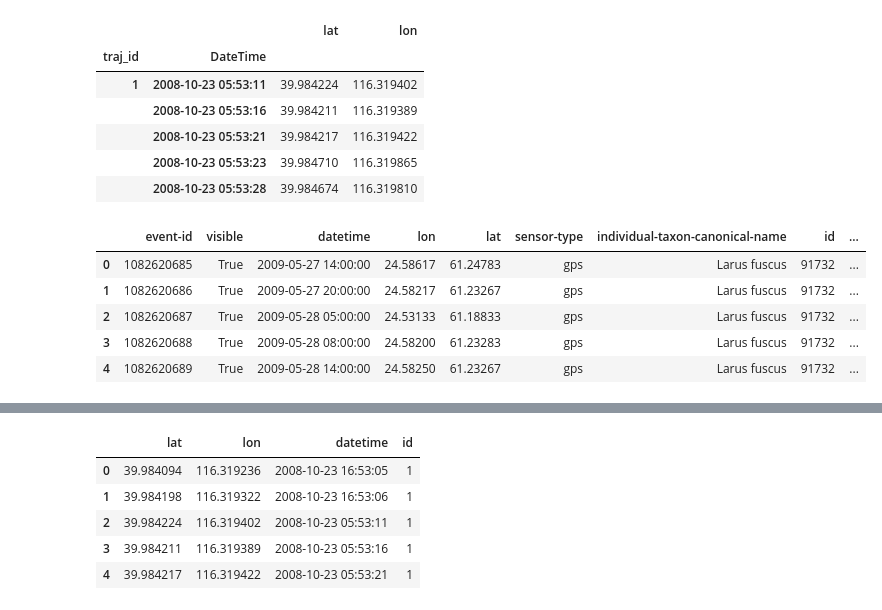
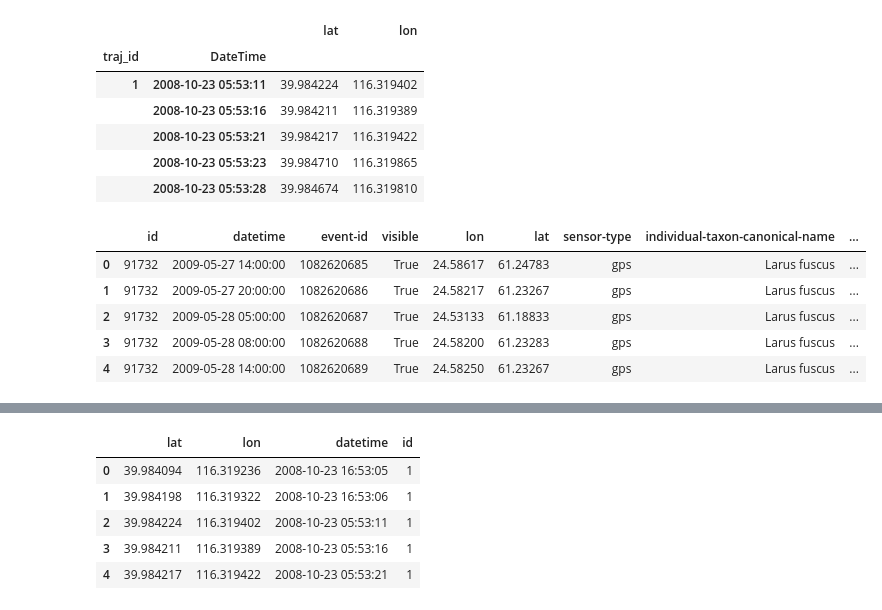
Before and after one commit to YakshHaranwala/PTRAIL, a Jupyter notebook: examples/Jupyter Notebooks/7. Comparisons.ipynb, the cells around one changed output, grey strips where cells are left out. Saved outputs shown, nothing was run; the diff lists cells and outputs as text; code cells hidden in the pictures.

```diff
--- a/examples/Jupyter Notebooks/7. Comparisons.ipynb
+++ b/examples/Jupyter Notebooks/7. Comparisons.ipynb
@@ -70,13 +69,13 @@ mpd_times = []
 # Reading the gulls dataset and converting to PTRAILDataFrame.
 # Also, lets, print the first 5 points of the dataset to
 # see how the dataframe looks.
-gulls = pd.read_csv('https://raw.githubusercontent.com/YakshHaranwala/PTRAIL/main/examples/data/gulls.csv')
-np_gulls = TrajDF(gulls,
-                  latitude='location-lat',
-                  longitude='location-long',
-                  datetime='timestamp',
-                  traj_id='tag-local-identifier',
-                  rest_of_columns=[])
+gulls = pd.read_csv('https://raw.githubusercontent.com/YakshHaranwala/PTRAIL/main/examples/data/seagulls.csv')
+np_gulls = PTRAILDataFrame(gulls,
+                           latitude='lat',
+                           longitude='lon',
+                           datetime='DateTime',
+                           traj_id='traj_id',
+                           rest_of_columns=[])
 np_gulls.head()
 # %% [output]
 |  |  | event-id | visible | lon | lat | sensor-type | individual-taxon-canonical-name | ... |
@@ -141,19 +134,19 @@ np_geolife.head()
 # %%
 # Importing PyMove dataframes and then checking out
 # their heads.
 
 pm_gulls = pm.PandasMoveDataFrame(data=gulls,
-                                  latitude='location-lat',
-                                  longitude='location-long',
-                                  datetime='timestamp',
-                                  traj_id='tag-local-identifier')
+                                  latitude='lat',
+                                  longitude='lon',
+                                  datetime='DateTime',
+                                  traj_id='traj_id')
 pm_gulls.head()
 # %% [output]
-|  | event-id | visible | datetime | lon | lat | sensor-type | individual-taxon-canonical-name | id | ... |
-| 0 | 1082620685 | True | 2009-05-27 14:00:00 | 24.58617 | 61.24783 | gps | Larus fuscus | 91732 | ... |
-| 1 | 1082620686 | True | 2009-05-27 20:00:00 | 24.58217 | 61.23267 | gps | Larus fuscus | 91732 | ... |
-| 2 | 1082620687 | True | 2009-05-28 05:00:00 | 24.53133 | 61.18833 | gps | Larus fuscus | 91732 | ... |
-| 3 | 1082620688 | True | 2009-05-28 08:00:00 | 24.58200 | 61.23283 | gps | Larus fuscus | 91732 | ... |
-| 4 | 1082620689 | True | 2009-05-28 14:00:00 | 24.58250 | 61.23267 | gps | Larus fuscus | 91732 | ... |
+|  | id | datetime | event-id | visible | lon | lat | sensor-type | individual-taxon-canonical-name | ... |
+| 0 | 91732 | 2009-05-27 14:00:00 | 1082620685 | True | 24.58617 | 61.24783 | gps | Larus fuscus | ... |
+| 1 | 91732 | 2009-05-27 20:00:00 | 1082620686 | True | 24.58217 | 61.23267 | gps | Larus fuscus | ... |
+| 2 | 91732 | 2009-05-28 05:00:00 | 1082620687 | True | 24.53133 | 61.18833 | gps | Larus fuscus | ... |
+| 3 | 91732 | 2009-05-28 08:00:00 | 1082620688 | True | 24.58200 | 61.23283 | gps | Larus fuscus | ... |
+| 4 | 91732 | 2009-05-28 14:00:00 | 1082620689 | True | 24.58250 | 61.23267 | gps | Larus fuscus | ... |
 # %%
 pm_atlantic = pm.PandasMoveDataFrame(data=atlantic,
```
Also changed, not shown: parts of 13 cells of this notebook, 11 other files.
